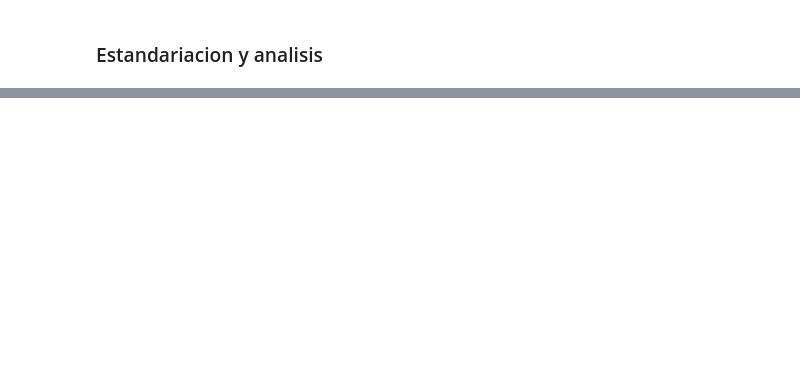
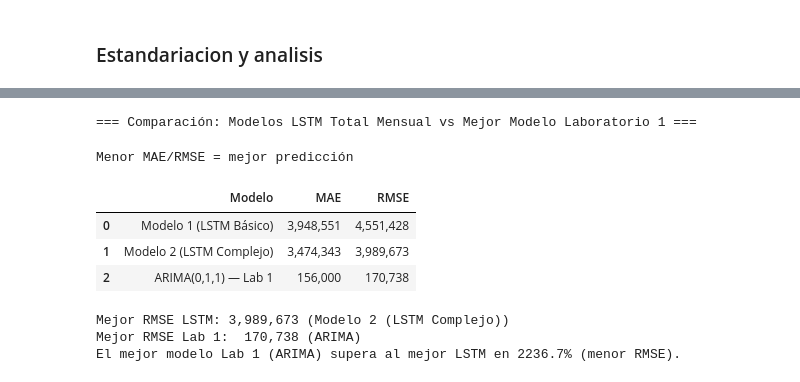
Before and after one commit to abbydoag/Labs_DataSci, a Jupyter notebook: Lab2/LSMT_TotalMensual.ipynb, the cells around one changed output, grey strips where cells are left out. Saved outputs shown, nothing was run; the diff lists cells and outputs as text; code cells hidden in the pictures; blank space fills up the shorter version.

```diff
--- a/Lab2/LSMT_TotalMensual.ipynb
+++ b/Lab2/LSMT_TotalMensual.ipynb
@@ -966,0 +978,49 @@ Distribucion series por cluster:
+# %%
+# ========================================================================
+# Inciso 1.4 — Comparación LSTM (Total Mensual) vs Mejor Modelo Lab 1
+# ========================================================================
+
+# Métricas del mejor modelo del Laboratorio 1 (ARIMA(0,1,1)) para serie total
+lab1_total_mae = 156000
+lab1_total_rmse = 170738
+
+mejor_lstm = "Modelo 2 (LSTM Complejo)" if rmse2 < rmse1 else "Modelo 1 (LSTM Básico)"
+mejor_mae = mae2 if rmse2 < rmse1 else mae1
+mejor_rmse = rmse2 if rmse2 < rmse1 else rmse1
+
+comparacion_total = pd.DataFrame({
+    "Modelo": [
+        "Modelo 1 (LSTM Básico)",
+        "Modelo 2 (LSTM Complejo)",
+        "ARIMA(0,1,1) — Lab 1",
+    ],
+    "MAE": [mae1, mae2, lab1_total_mae],
+    "RMSE": [rmse1, rmse2, lab1_total_rmse],
+})
+
+print("=== Comparación: Modelos LSTM Total Mensual vs Mejor Modelo Laboratorio 1 ===")
+display(
+    comparacion_total.style.format({
+        "MAE": "{:,.0f}",
+        "RMSE": "{:,.0f}",
+    }).set_caption("Menor MAE/RMSE = mejor predicción")
+)
+
+mejora_pct = 100 * (lab1_total_rmse - min(rmse1, rmse2)) / lab1_total_rmse
+print()
+print(f"Mejor RMSE LSTM: {min(rmse1, rmse2):,.0f} ({mejor_lstm})")
+print(f"Mejor RMSE Lab 1:  {lab1_total_rmse:,.0f} (ARIMA)")
+if mejora_pct > 0:
+    print(f"El mejor LSTM supera al modelo ARIMA del Lab 1 en {mejora_pct:.1f}% (menor RMSE).")
+else:
+    print(f"El mejor modelo Lab 1 (ARIMA) supera al mejor LSTM en {-mejora_pct:.1f}% (menor RMSE).")
+# %% [output]
+=== Comparación: Modelos LSTM Total Mensual vs Mejor Modelo Laboratorio 1 ===
+Menor MAE/RMSE = mejor predicción
+|  | Modelo | MAE | RMSE |
+| 0 | Modelo 1 (LSTM Básico) | 3,948,551 | 4,551,428 |
+| 1 | Modelo 2 (LSTM Complejo) | 3,474,343 | 3,989,673 |
+| 2 | ARIMA(0,1,1) — Lab 1 | 156,000 | 170,738 |
+Mejor RMSE LSTM: 3,989,673 (Modelo 2 (LSTM Complejo))
+Mejor RMSE Lab 1:  170,738 (ARIMA)
+El mejor modelo Lab 1 (ARIMA) supera al mejor LSTM en 2236.7% (menor RMSE).
```
Also changed, not shown: parts of 17 cells of this notebook.
